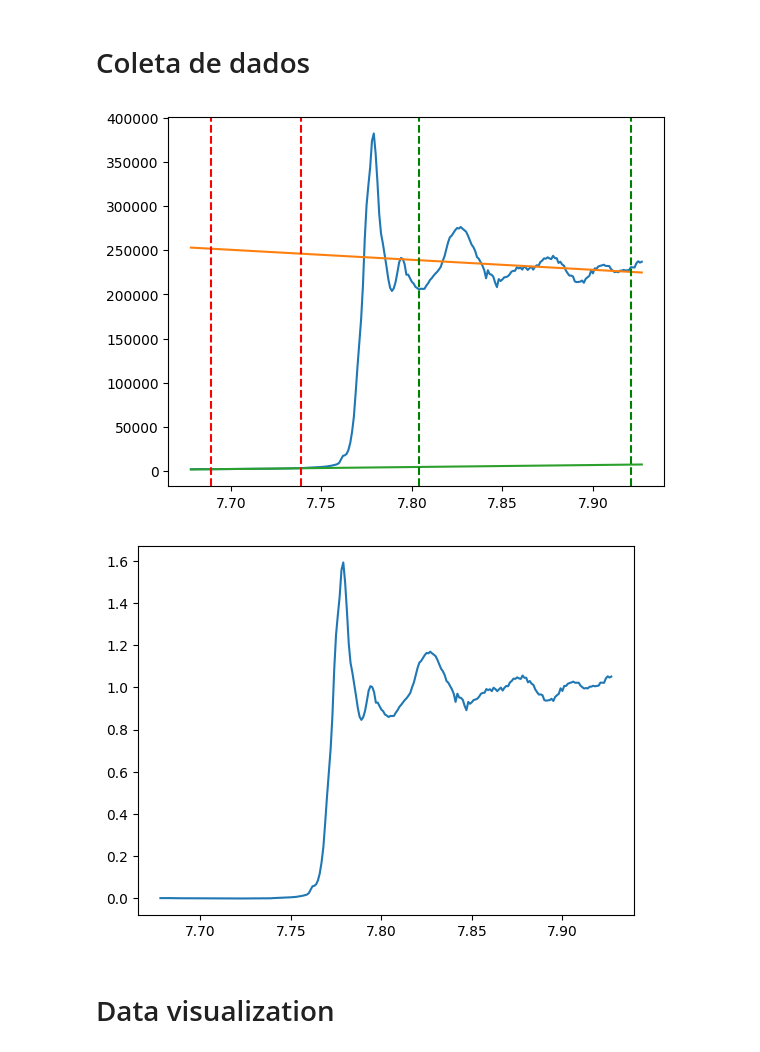
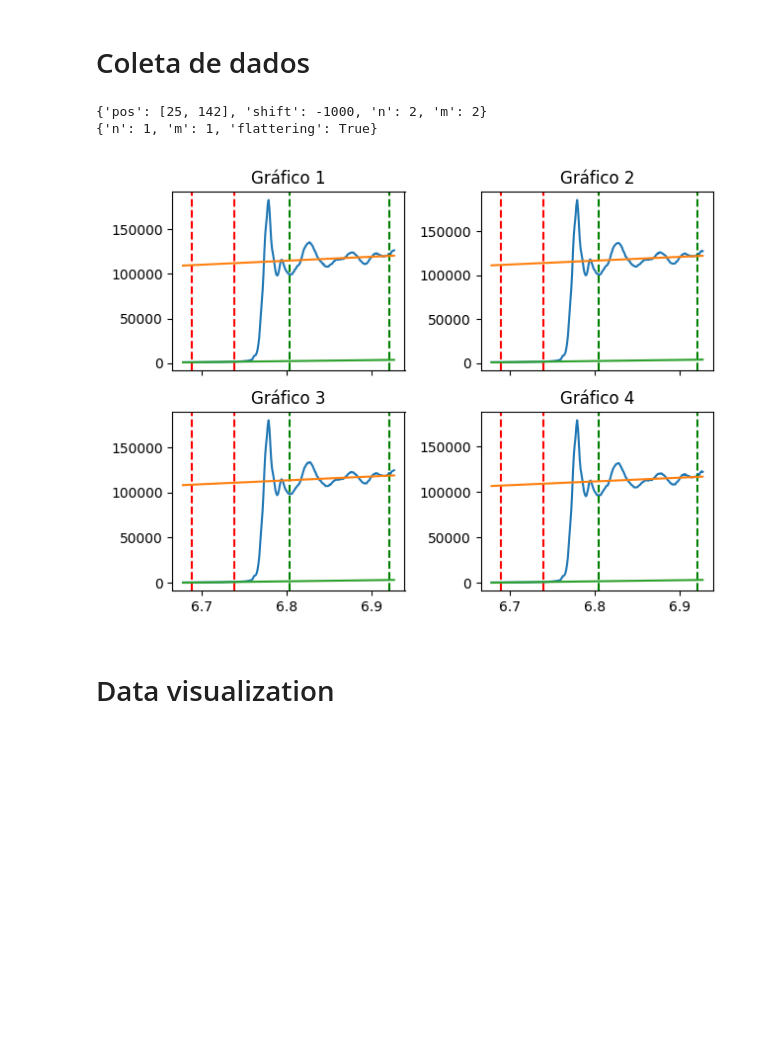
Before and after one commit to 4LC4NT4R4/XMLD, a Jupyter notebook: poo_xmld.ipynb, the cells around one changed output. Saved outputs shown, nothing was run; the diff lists cells and outputs as text; code cells hidden in the pictures; blank space fills up the shorter version.

```diff
--- a/poo_xmld.ipynb
+++ b/poo_xmld.ipynb
@@ -252,51 +380,36 @@ class Vortex:
 
         plt.tight_layout()
         plt.show()
-# %%
-arq_1='B4_p40kp13_RT_1_A04062023_053631'
-arq_2='B4_p40kp13_RT_3_A04062023_061749'
-arq_3='B4_p40kp13_LT_1_A04062023_020113'
-arq_4='B4_p40kp13_LT_3_A04062023_025315'
-
-path='/content/drive/MyDrive/JupyterPrograms/XMLD/data/'
-#Cada dado é importado utilizando a biblioteca pandas
-#As tabelas são nomeadas como df (DataFrames)
-df1=Vortex(path+arq_1+'.csv').data
-#df1['Energy']=df1['Energy']+(1/1000)
-#df1=df1[(df1['Energy'] >=7.729)]
-#df1=df1[(df1['Energy'] <=7.915)]
-
-
-df2=Vortex(path+arq_2+'.csv')
-#df2['Energy']=df2['Energy']+(1/1000)
-#df2['Energy']=df2['Energy']+0.001
-#df2=df2[(df2['Energy'] >=7.729)] #alinhamento
-#df2=df2[(df2['Energy'] <=7.915)]
-
-df3=Vortex(path+arq_3+'.csv')
-#df3['Energy']=df3['Energy']+(1/1000)
-#df3=df3[(df3['Energy'] >=7.729)]
-#df3=df3[(df3['Energy'] <=7.915)]
-
-df4=Vortex(path+arq_4+'.csv')
-#df4['Energy']=df4['Energy']+(1/1000)
-#df4['Energy']= df4['Energy']+0.001
-#df4=df4[(df4['Energy'] >=7.729)]
-#df4=df4[(df4['Energy'] <=7.915)]
-
-
-c=Vortex(path+arq_1+'.csv', shift=-1000)
-# c.plot_normalized()
-# print(c.name)
-# print(c.legend)
-# print(c.date)
-
-s=Spectrum(c.data['Energy'],c.data['roi21'], pos=[25,142])
-s.plot_parameters()
-s.plot_normalized()
-# %% [output]
-[figure, removed]
-[figure, removed]
+# %%
+arq_1='B4_p40kp13_RT_1_A04062023_053631'
+arq_2='B4_p40kp13_RT_3_A04062023_061749'
+arq_3='B4_p40kp13_LT_1_A04062023_020113'
+arq_4='B4_p40kp13_LT_3_A04062023_025315'
+
+path='/content/drive/MyDrive/JupyterPrograms/XMLD/data/'
+
+c=Vortex(path+arq_1+'.csv', pos=[25,142], shift=-1000, n=2, m=2)
+print(c.spectrum_params)
+c.spectrum_params={'n':1,'m':1,'flattering':True}
+print(c.spectrum_params)
+c.plot_raw_data()
+# c.plot_normalized()
+# c.plot_derivative()
+# print(c.name)
+# print(c.legend)
+# print(c.date)
+
+# s=Spectrum(c.data['Energy'],c.data['roi21'], pos=[26,142], m=0)
+# s.m=2
+# s.n=3
+# s.flattering=False
+# s.update_params(m=1,n=1, pos=[50,120])
+# s.plot_parameters()
+# s.plot_normalized()
+# %% [output]
+{'pos': [25, 142], 'shift': -1000, 'n': 2, 'm': 2}
+{'n': 1, 'm': 1, 'flattering': True}
+[figure, added]
 # %% [markdown]
 # Data visualization
 # %%
```
Also changed, not shown: parts of 9 cells of this notebook.
